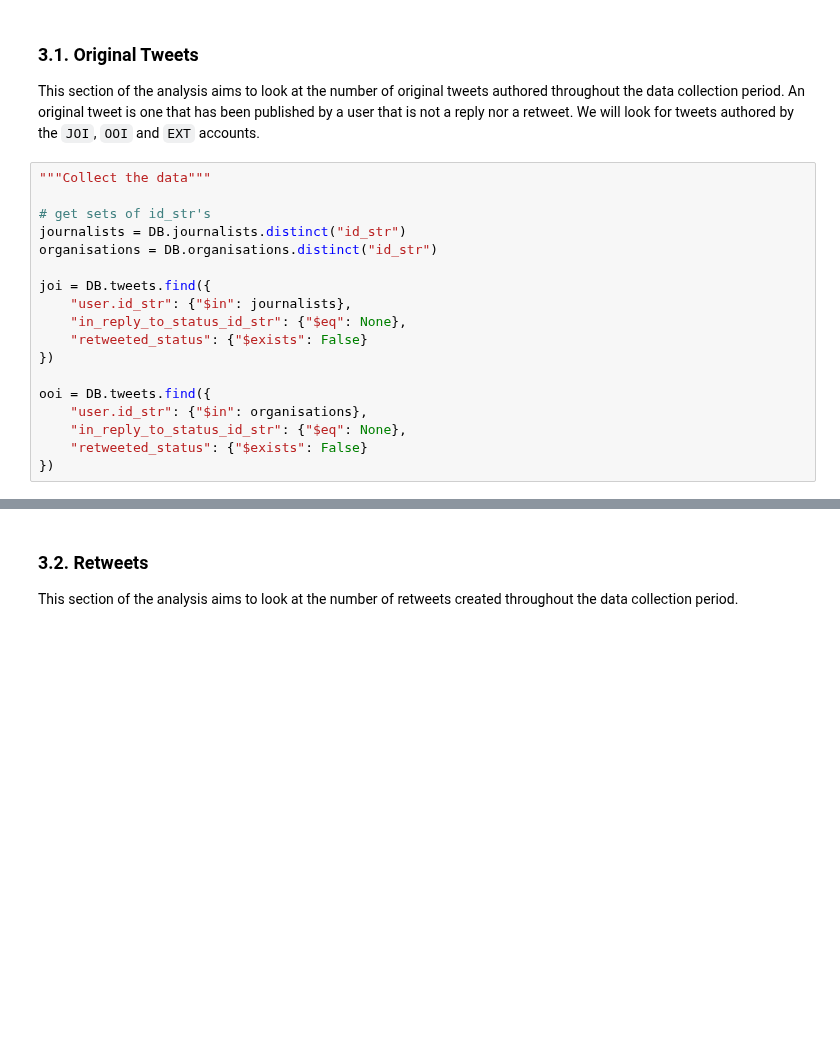
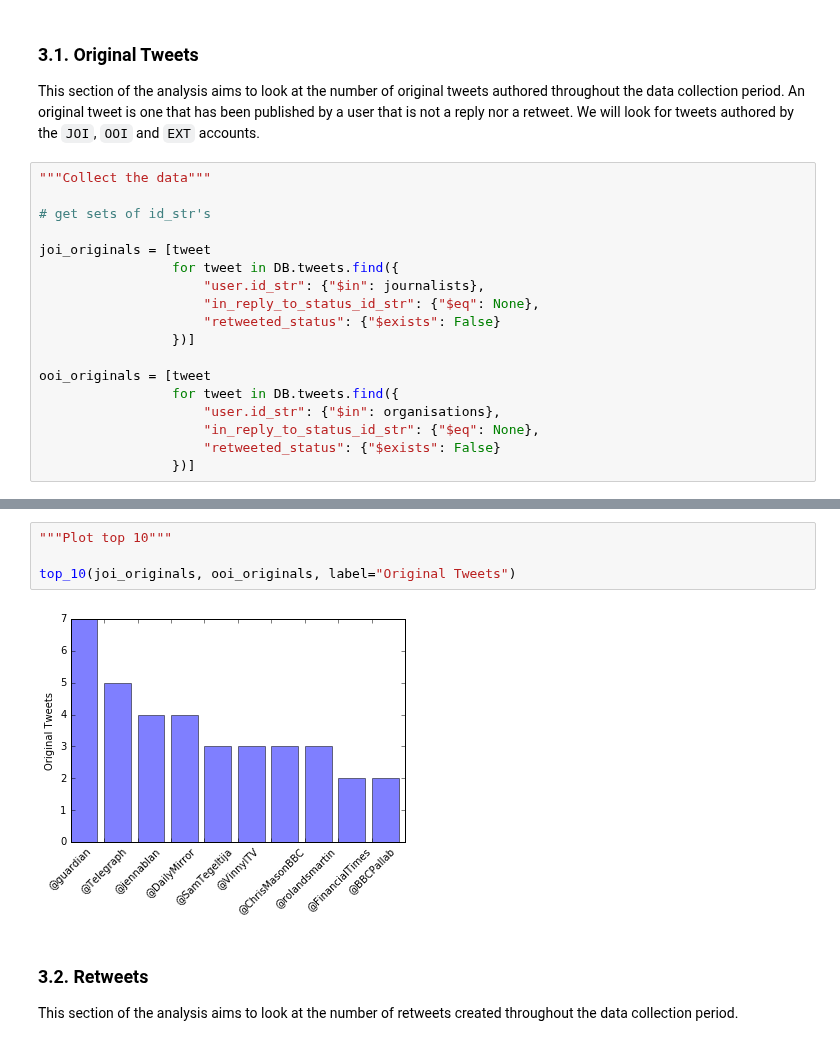
Before and after one commit to taylorrees/penemue, a Jupyter notebook: analysis.ipynb, the cells around one changed output, grey strips where cells are left out. Cells and saved outputs as stored; diff of their text form; blank space fills up the shorter version.

```diff
--- a/analysis.ipynb
+++ b/analysis.ipynb
@@ -125,17 +169,17 @@ This section of the analysis aims to look at the number of original tweets autho
 """Collect the data"""
 
 # get sets of id_str's
-journalists = DB.journalists.distinct("id_str")
-organisations = DB.organisations.distinct("id_str")
 
-joi = DB.tweets.find({
-    "user.id_str": {"$in": journalists},
-    "in_reply_to_status_id_str": {"$eq": None},
-    "retweeted_status": {"$exists": False}
-})
+joi_originals = [tweet
+                 for tweet in DB.tweets.find({
+                     "user.id_str": {"$in": journalists},
+                     "in_reply_to_status_id_str": {"$eq": None},
+                     "retweeted_status": {"$exists": False}
+                 })]
 
-ooi = DB.tweets.find({
-    "user.id_str": {"$in": organisations},
-    "in_reply_to_status_id_str": {"$eq": None},
-    "retweeted_status": {"$exists": False}
-})
+ooi_originals = [tweet
+                 for tweet in DB.tweets.find({
+                     "user.id_str": {"$in": organisations},
+                     "in_reply_to_status_id_str": {"$eq": None},
+                     "retweeted_status": {"$exists": False}
+                 })]
@@ -178,3 +192,9 @@ bar(x, y, xticks=labels, ylabel="Original Tweets")
+# %%
+"""Plot top 10"""
+
+top_10(joi_originals, ooi_originals, label="Original Tweets")
+# %% [output]
+[figure, added]
 # %% [markdown]
 ### 3.2. Retweets
 
```
Also changed, not shown: parts of 31 cells of this notebook.
